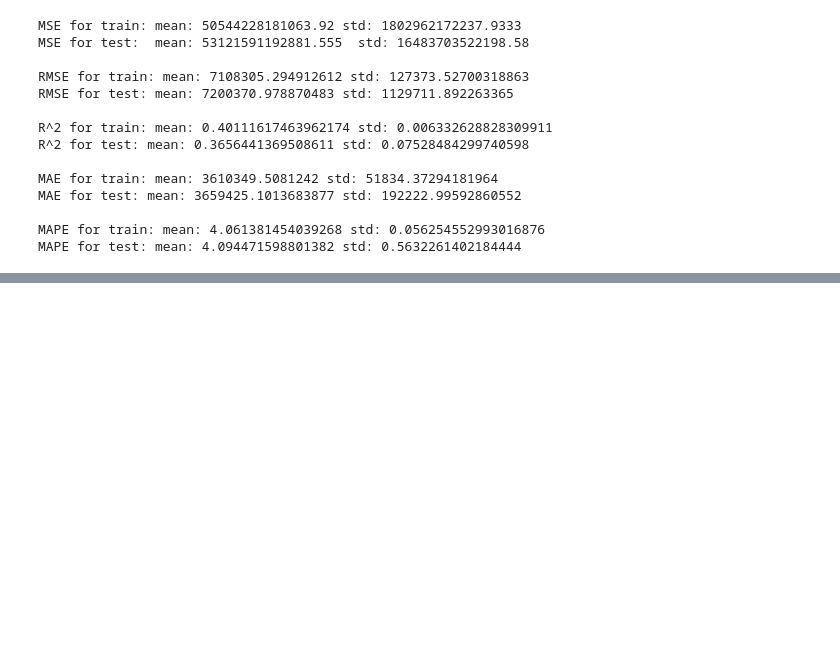
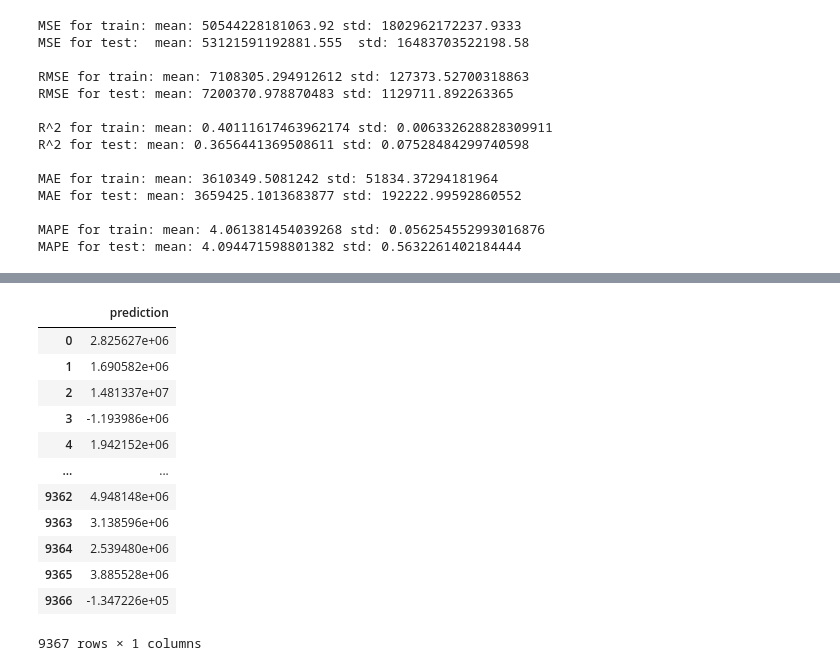
Before and after one commit to shadtome/Score-data, a Jupyter notebook: models/original_dataset/ensamble_model_training.ipynb, the cells around one changed output, grey strips where cells are left out. Drawn from its saved outputs; the diff is of its cells as text; code cells hidden in the pictures; blank space fills up the shorter version.

Commit message:
Add more descriptions for the ensamble model

```diff
--- a/models/original_dataset/ensamble_model_training.ipynb
+++ b/models/original_dataset/ensamble_model_training.ipynb
@@ -123,0 +116,33 @@ MAPE for test: mean: 4.080809144668858 std: 0.5267677823546241
+# %%
+# To set up the ensamble model with your specifications we do the following:
+
+ex = em.ensamble_model()    # this sets up the class ready to take inthe parameters and the data for fitting
+
+ex.G_parameters(type = 'LR') # put the parameters for the G model as just linear regression
+ex.D_parameters(type = 'RIDGE', alpha=5)  # puts the parameters for the D model as just linear regression with ridge regularization
+ex.F_parameters(type='RFR', max_depth=10)   # puts the forwards parameters as random forest with max depth of 10
+
+# Note that any left our parameters changes, for example M here, is left as just Linear regression
+
+# Once you set up what your model is, we can fit the data to it
+ex.fit(train)
+
+# It is now fitted to the data and read to predict things:
+
+prediction = ex.predict(train)
+
+display(prediction)
+# %% [output]
+|  | prediction |
+| 0 | 2.825627e+06 |
+| 1 | 1.690582e+06 |
+| 2 | 1.481337e+07 |
+| 3 | -1.193986e+06 |
+| 4 | 1.942152e+06 |
+| ... | ... |
+| 9362 | 4.948148e+06 |
+| 9363 | 3.138596e+06 |
+| 9364 | 2.539480e+06 |
+| 9365 | 3.885528e+06 |
+| 9366 | -1.347226e+05 |
+9367 rows × 1 columns
```
Also changed, not shown: parts of 10 cells of this notebook, 1 other file.
